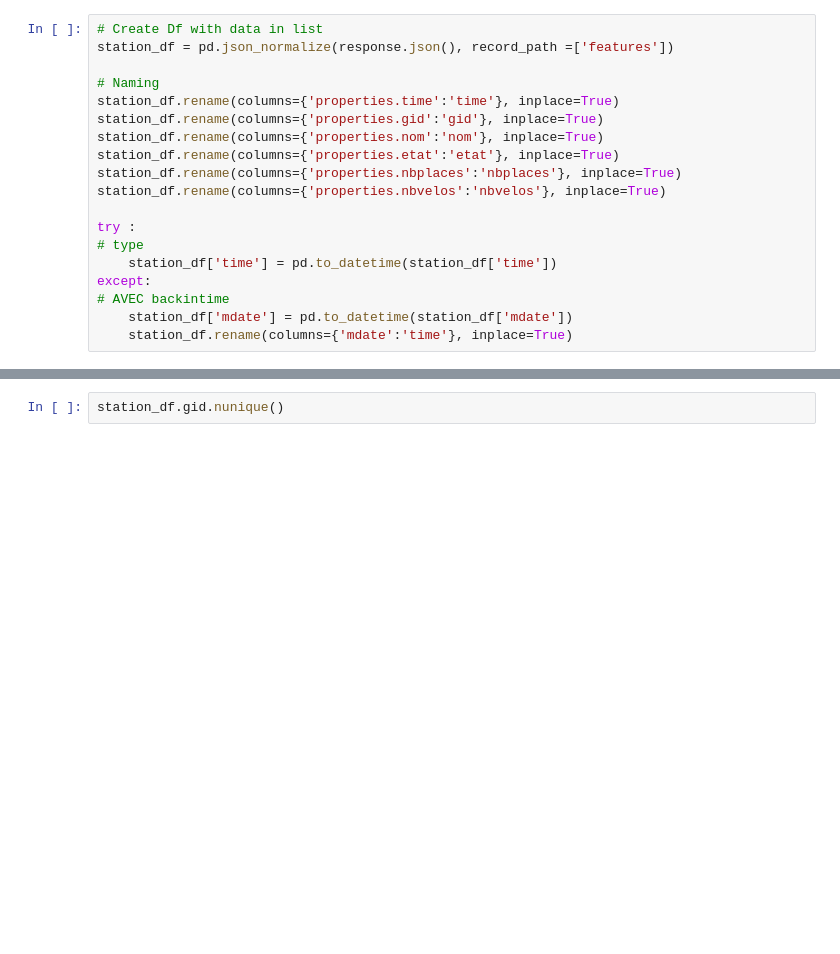
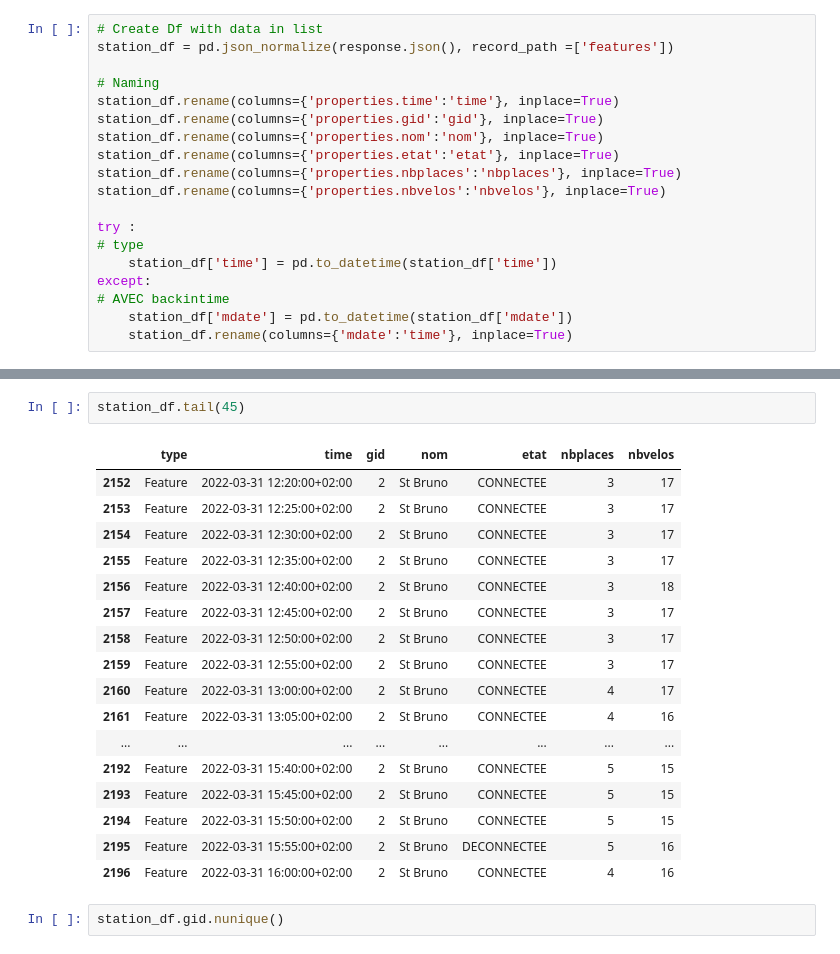
Before and after one commit to armgilles/vcub_keeper, a Jupyter notebook: notebooks/03_production/01_get_data_from_API.ipynb, the cells around one changed output, grey strips where cells are left out. Saved outputs shown, nothing was run; the diff lists cells and outputs as text; blank space fills up the shorter version.

```diff
--- a/notebooks/03_production/01_get_data_from_API.ipynb
+++ b/notebooks/03_production/01_get_data_from_API.ipynb
@@ -520,3 +571,23 @@ station_df.tail(45)
+# %%
+station_df.tail(45)
+# %% [output]
+|  | type | time | gid | nom | etat | nbplaces | nbvelos |
+| 2152 | Feature | 2022-03-31 12:20:00+02:00 | 2 | St Bruno | CONNECTEE | 3 | 17 |
+| 2153 | Feature | 2022-03-31 12:25:00+02:00 | 2 | St Bruno | CONNECTEE | 3 | 17 |
+| 2154 | Feature | 2022-03-31 12:30:00+02:00 | 2 | St Bruno | CONNECTEE | 3 | 17 |
+| 2155 | Feature | 2022-03-31 12:35:00+02:00 | 2 | St Bruno | CONNECTEE | 3 | 17 |
+| 2156 | Feature | 2022-03-31 12:40:00+02:00 | 2 | St Bruno | CONNECTEE | 3 | 18 |
+| 2157 | Feature | 2022-03-31 12:45:00+02:00 | 2 | St Bruno | CONNECTEE | 3 | 17 |
+| 2158 | Feature | 2022-03-31 12:50:00+02:00 | 2 | St Bruno | CONNECTEE | 3 | 17 |
+| 2159 | Feature | 2022-03-31 12:55:00+02:00 | 2 | St Bruno | CONNECTEE | 3 | 17 |
+| 2160 | Feature | 2022-03-31 13:00:00+02:00 | 2 | St Bruno | CONNECTEE | 4 | 17 |
+| 2161 | Feature | 2022-03-31 13:05:00+02:00 | 2 | St Bruno | CONNECTEE | 4 | 16 |
+| ... | ... | ... | ... | ... | ... | ... | ... |
+| 2192 | Feature | 2022-03-31 15:40:00+02:00 | 2 | St Bruno | CONNECTEE | 5 | 15 |
+| 2193 | Feature | 2022-03-31 15:45:00+02:00 | 2 | St Bruno | CONNECTEE | 5 | 15 |
+| 2194 | Feature | 2022-03-31 15:50:00+02:00 | 2 | St Bruno | CONNECTEE | 5 | 15 |
+| 2195 | Feature | 2022-03-31 15:55:00+02:00 | 2 | St Bruno | DECONNECTEE | 5 | 16 |
+| 2196 | Feature | 2022-03-31 16:00:00+02:00 | 2 | St Bruno | CONNECTEE | 4 | 16 |
 # %%
 station_df.gid.nunique()
 # %% [output]
```
Also changed, not shown: parts of 33 cells of this notebook, 1 other file.
